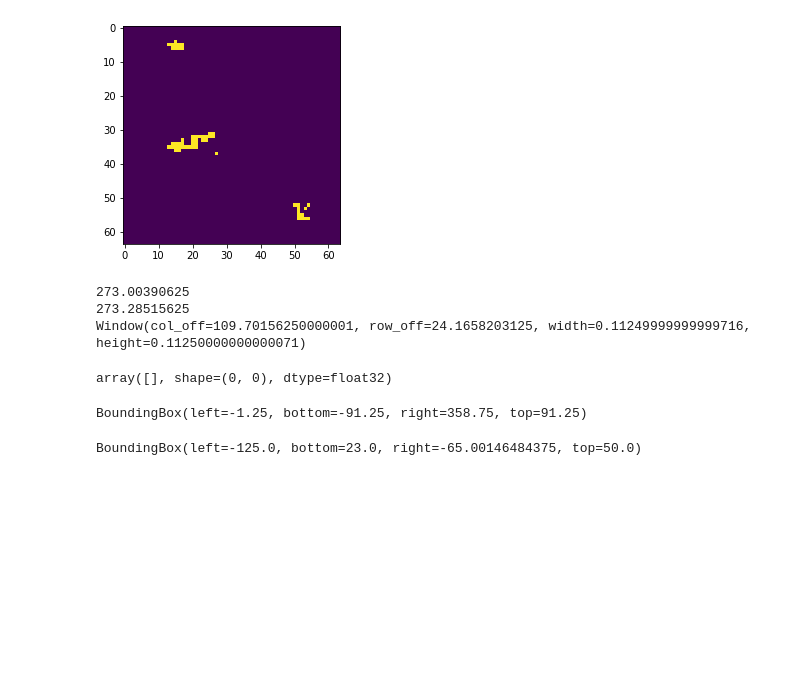
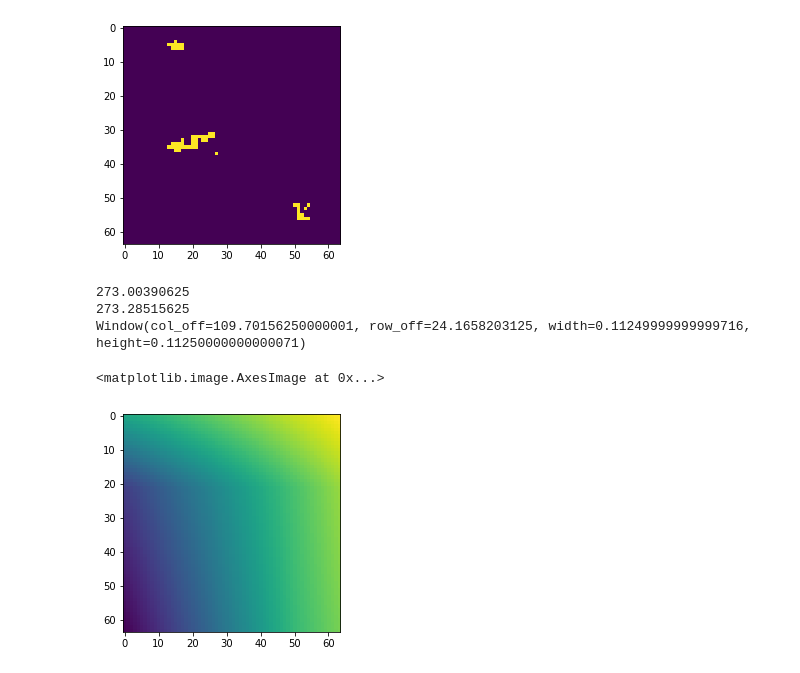
Before and after one commit to Boscillator/DataAnalytics2022_Frederick_Buchanan, a Jupyter notebook: Project/notebooks/03_19_fbb_explore_wind.ipynb, the cells around one changed output. Cells and saved outputs as stored; diff of their text form; code cells hidden in the pictures; blank space fills up the shorter version.

```diff
--- a/Project/notebooks/03_19_fbb_explore_wind.ipynb
+++ b/Project/notebooks/03_19_fbb_explore_wind.ipynb
@@ -18,32 +18,25 @@ plt.imshow(fire.read(1))
 # %%
 def c180_to_360(d):
     return (((d - 180) % 360) + 180)
 
 print(c180_to_360(fire.bounds.left))
 print(c180_to_360(fire.bounds.right))
 
 window = rasterio.windows.from_bounds(
     top=fire.bounds.top,
     bottom=fire.bounds.bottom,
     left=c180_to_360(fire.bounds.left),
     right=c180_to_360(fire.bounds.right),
     transform=wind.transform
     )
 print(window)
 
 fb1 = fire.read(1)
 band1 = wind.read(1, window=window, out_shape=fb1.shape, resampling=rasterio.enums.Resampling.bilinear)
-band1
+plt.imshow(band1)
 # %% [output]
 273.00390625
 273.28515625
 Window(col_off=109.70156250000001, row_off=24.1658203125, width=0.11249999999999716, height=0.11250000000000071)
-array([], shape=(0, 0), dtype=float32)
+<matplotlib.image.AxesImage at 0x...>
+[figure, added]
-# %%
-wind.bounds
-# %% [output]
-BoundingBox(left=-1.25, bottom=-91.25, right=358.75, top=91.25)
-# %%
-fire.bounds
-# %% [output]
-BoundingBox(left=-125.0, bottom=23.0, right=-65.00146484375, top=50.0)
```
Also changed, not shown: 5 other files.
